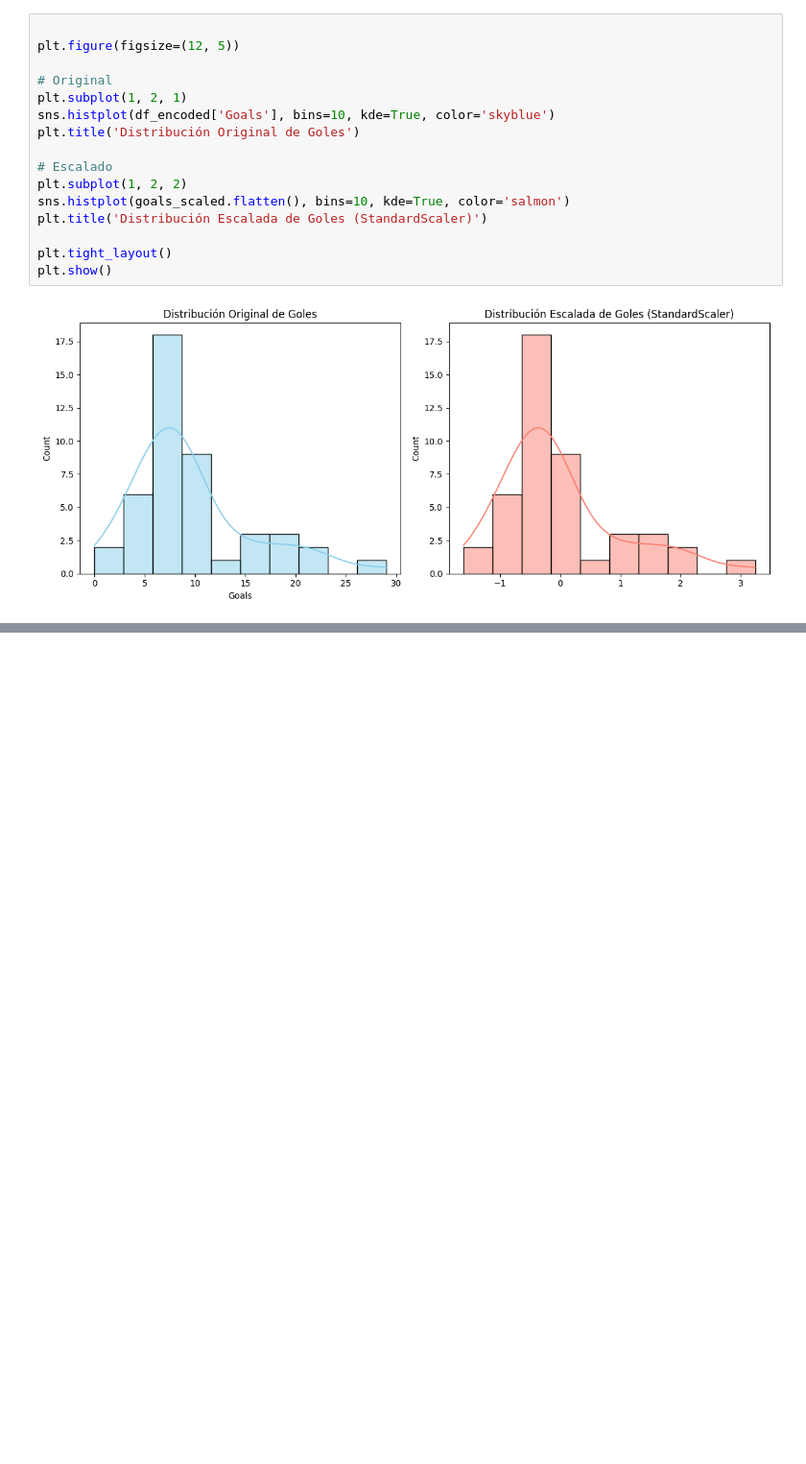
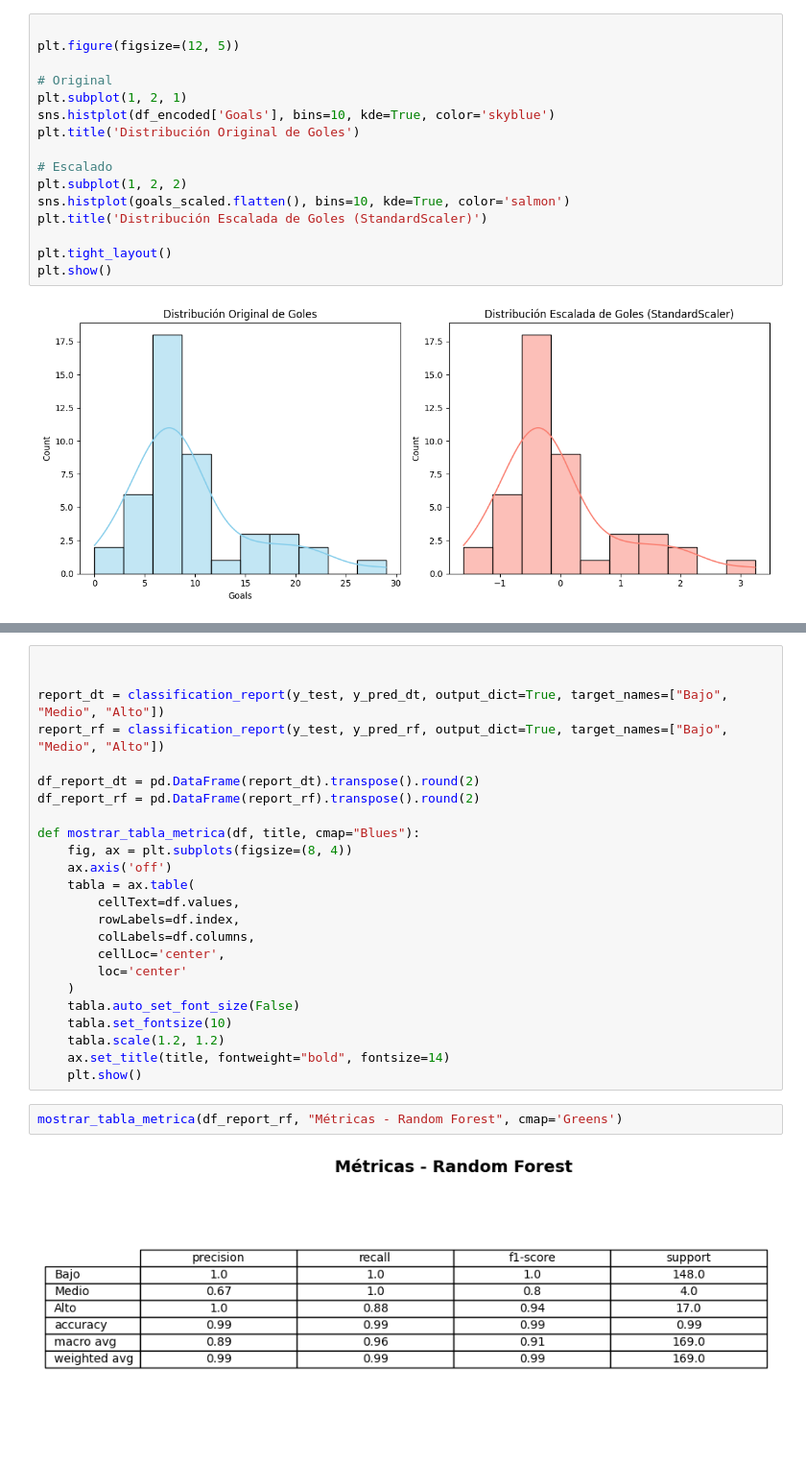
Before and after one commit to Carlosnava16/Unit-2-Use-case-, a Jupyter notebook: Unite 2 use case/epl_top_players_classification.ipynb, the cells around one changed output, grey strips where cells are left out. Shown at 96% size. Cells and saved outputs as stored; diff of their text form; blank space fills up the shorter version.

```diff
--- a/Unite 2 use case/epl_top_players_classification.ipynb
+++ b/Unite 2 use case/epl_top_players_classification.ipynb
@@ -433,0 +456,28 @@ metrics_df
+# %%
+
+
+report_dt = classification_report(y_test, y_pred_dt, output_dict=True, target_names=["Bajo", "Medio", "Alto"])
+report_rf = classification_report(y_test, y_pred_rf, output_dict=True, target_names=["Bajo", "Medio", "Alto"])
+
+df_report_dt = pd.DataFrame(report_dt).transpose().round(2)
+df_report_rf = pd.DataFrame(report_rf).transpose().round(2)
+
+def mostrar_tabla_metrica(df, title, cmap="Blues"):
+    fig, ax = plt.subplots(figsize=(8, 4))
+    ax.axis('off')
+    tabla = ax.table(
+        cellText=df.values,
+        rowLabels=df.index,
+        colLabels=df.columns,
+        cellLoc='center',
+        loc='center'
+    )
+    tabla.auto_set_font_size(False)
+    tabla.set_fontsize(10)
+    tabla.scale(1.2, 1.2)
+    ax.set_title(title, fontweight="bold", fontsize=14)
+    plt.show()
+# %%
+mostrar_tabla_metrica(df_report_rf, "Métricas - Random Forest", cmap='Greens')
+# %% [output]
+[figure, added]
```
Also changed, not shown: parts of 27 cells of this notebook.
